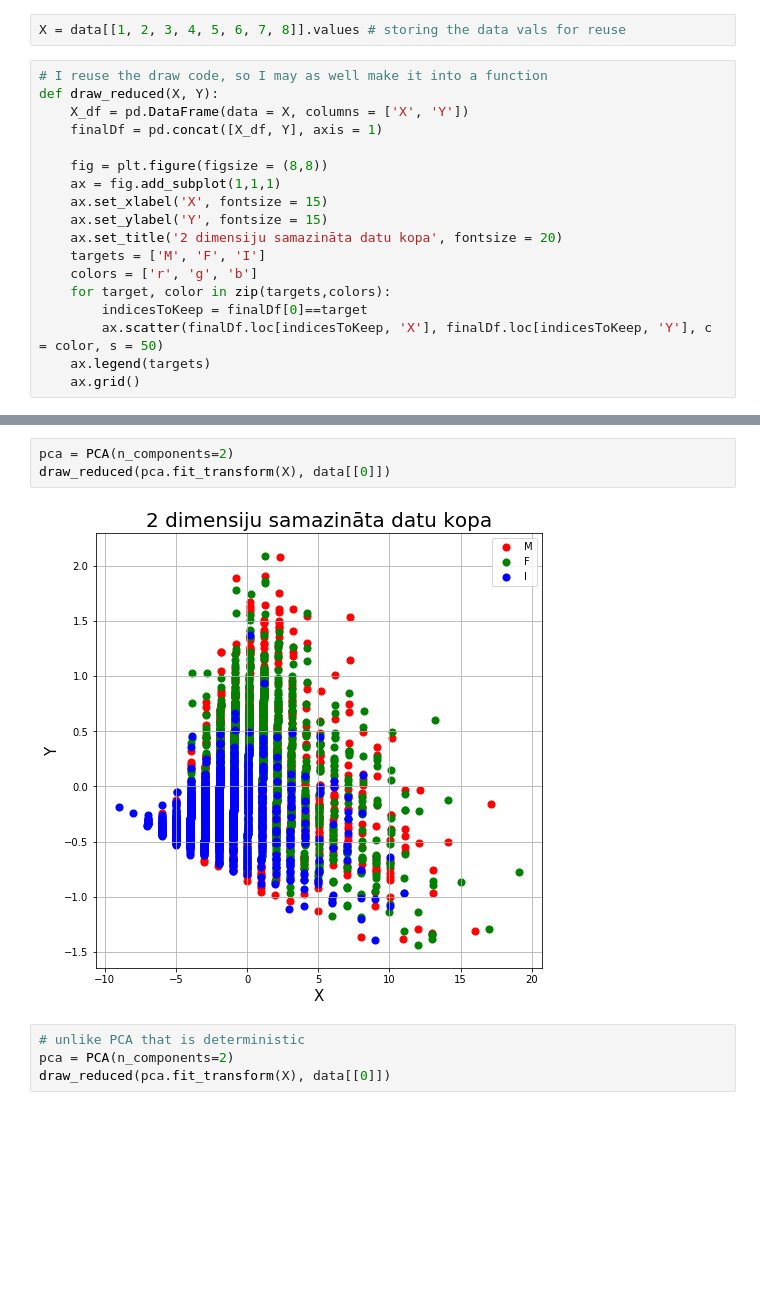
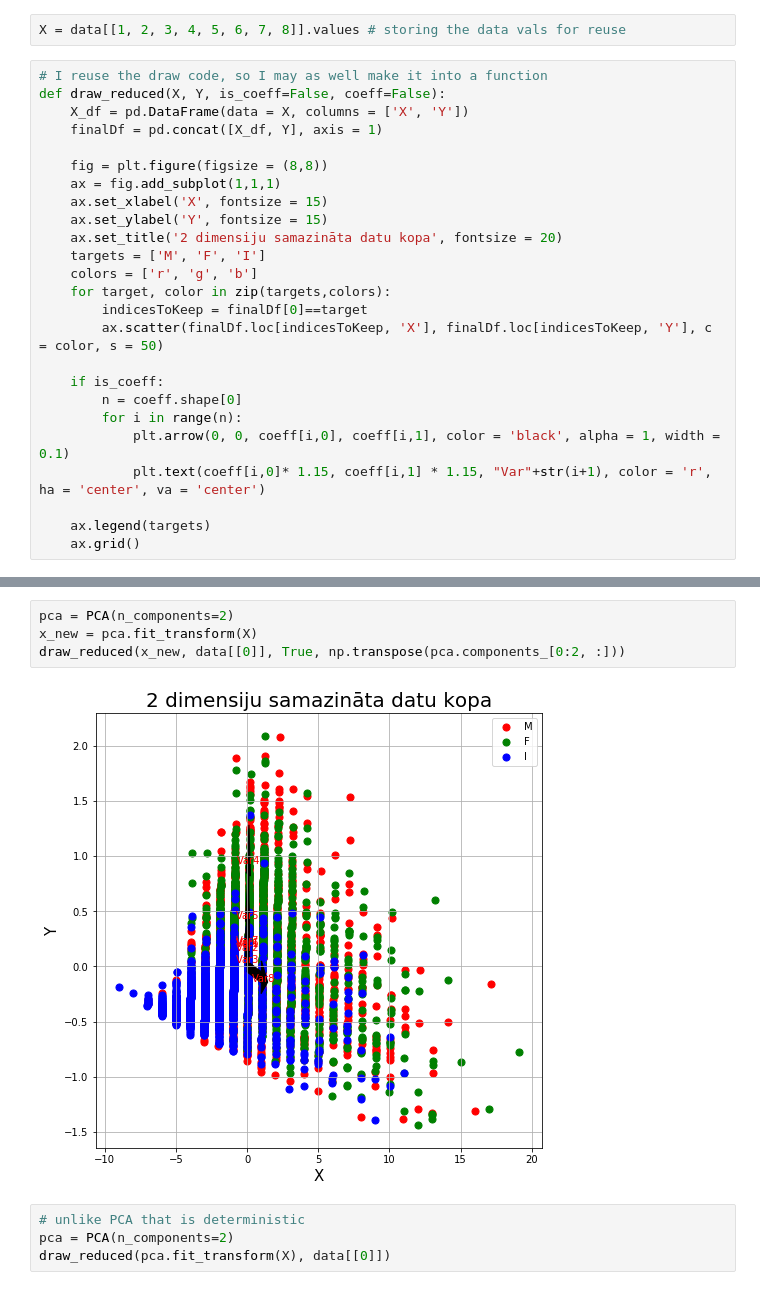
Before and after one commit to kristapsbe/tsne-julia, a Jupyter notebook: pca_vs_tsne_visuals.ipynb, the cells around one changed output, grey strips where cells are left out. Cells and saved outputs as stored; diff of their text form; blank space fills up the shorter version.

Commit message:
added ability to draw pca arrows

```diff
--- a/pca_vs_tsne_visuals.ipynb
+++ b/pca_vs_tsne_visuals.ipynb
@@ -43,7 +44,7 @@ data[[0]] # the data with the target columns
 X = data[[1, 2, 3, 4, 5, 6, 7, 8]].values # storing the data vals for reuse
 # %%
 # I reuse the draw code, so I may as well make it into a function
-def draw_reduced(X, Y):
+def draw_reduced(X, Y, is_coeff=False, coeff=False):
     X_df = pd.DataFrame(data = X, columns = ['X', 'Y'])
     finalDf = pd.concat([X_df, Y], axis = 1)
 
@@ -57,6 +58,13 @@ def draw_reduced(X, Y):
     for target, color in zip(targets,colors):
         indicesToKeep = finalDf[0]==target
         ax.scatter(finalDf.loc[indicesToKeep, 'X'], finalDf.loc[indicesToKeep, 'Y'], c = color, s = 50)
+
+    if is_coeff:
+        n = coeff.shape[0]
+        for i in range(n):
+            plt.arrow(0, 0, coeff[i,0], coeff[i,1], color = 'black', alpha = 1, width = 0.1)
+            plt.text(coeff[i,0]* 1.15, coeff[i,1] * 1.15, "Var"+str(i+1), color = 'r', ha = 'center', va = 'center')
+
     ax.legend(targets)
     ax.grid()
 # %%
@@ -71,8 +79,9 @@ draw_reduced(TSNE(n_components=2).fit_transform(X), data[[0]])
 # %%
 pca = PCA(n_components=2)
-draw_reduced(pca.fit_transform(X), data[[0]])
+x_new = pca.fit_transform(X)
+draw_reduced(x_new, data[[0]], True, np.transpose(pca.components_[0:2, :]))
 # %% [output]
-[figure, old version]
+[figure, new version]
 # %%
 # unlike PCA that is deterministic
 pca = PCA(n_components=2)
```
Also changed, not shown: parts of 3 cells of this notebook.
